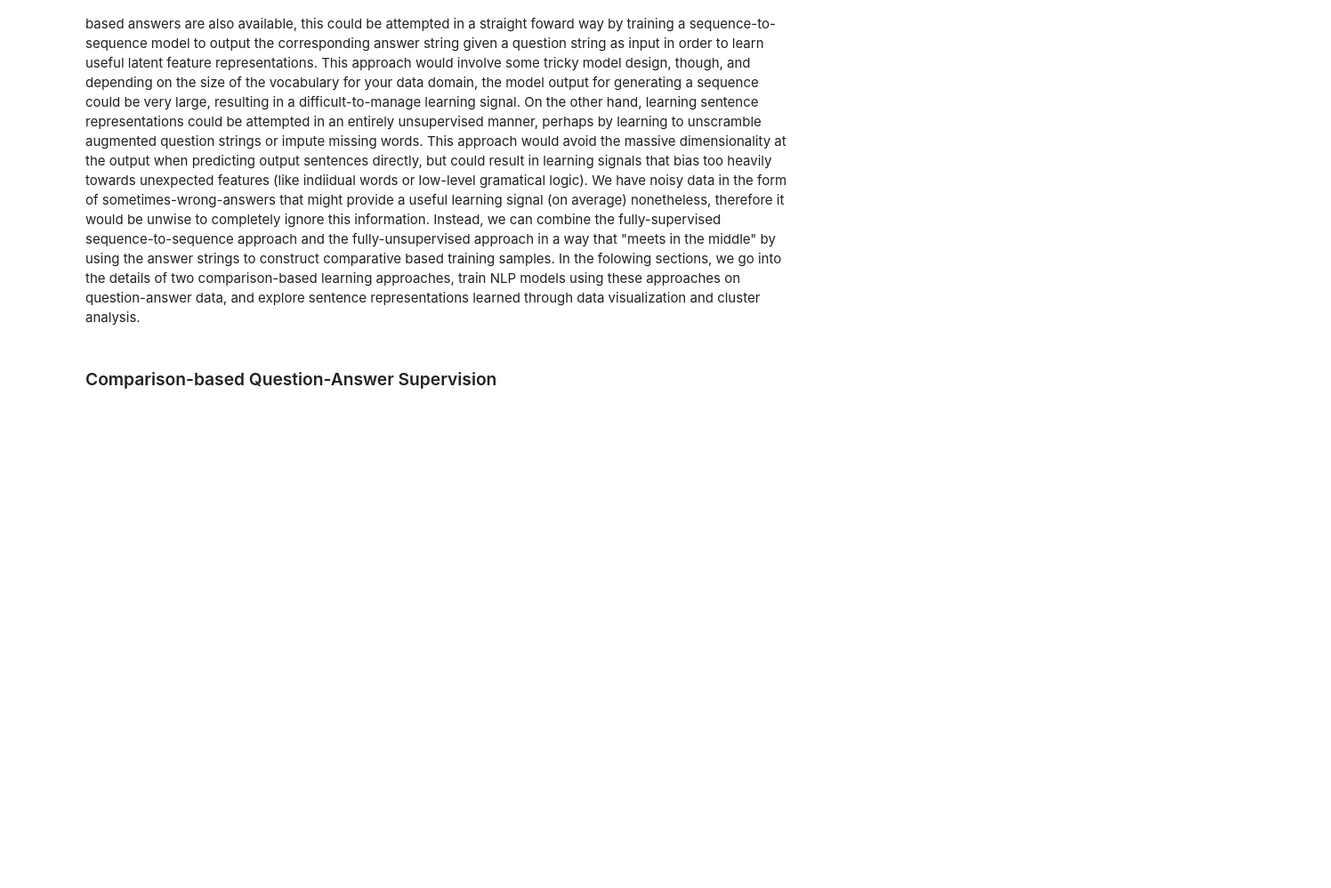
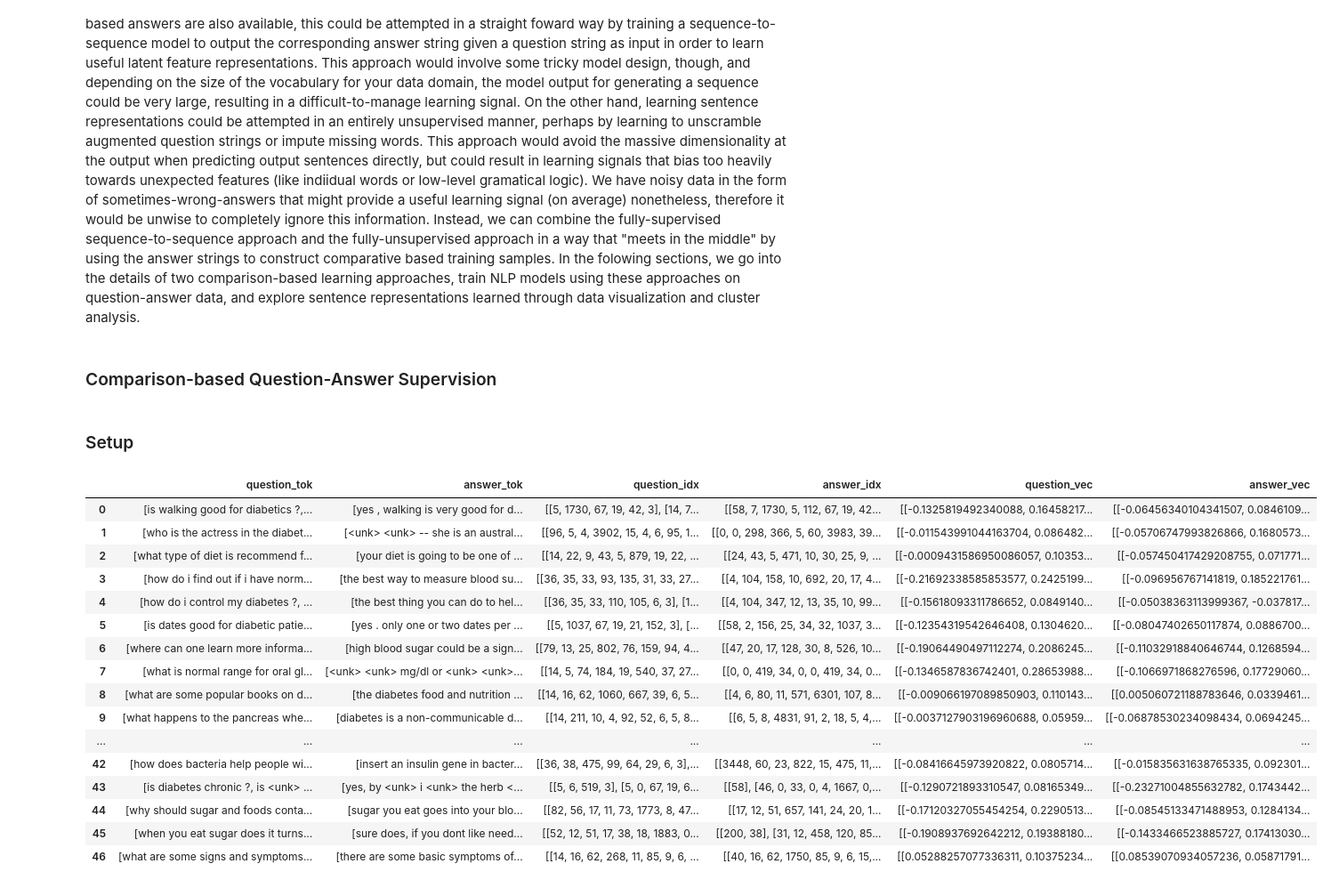
Before and after one commit to dylanell/sentence-2-vec, a Jupyter notebook: notebook.ipynb, the cells around one changed output. Shown: that part at 89% size. Saved outputs shown, nothing was run; the diff lists cells and outputs as text; code cells hidden in the pictures; blank space fills up the shorter version.

```diff
--- a/notebook.ipynb
+++ b/notebook.ipynb
@@ -15,2 +15,31 @@ The application of understanding user questions would be the starting point, for
 # %% [markdown]
 ### Comparison-based Question-Answer Supervision
+# %% [markdown]
+### Setup
+# %%
+import torch
+import pandas as pd
+import numpy as np
+
+sentence_vecs_pkl = '/home/dylan/trained_model_files/pytorch/sentence2vec/sentence2vec_val_vecs.pickle'
+
+df = pd.read_pickle(sentence_vecs_pkl)
+df
+# %% [output]
+|  | question_tok | answer_tok | question_idx | answer_idx | question_vec | answer_vec |
+| 0 | [is walking good for diabetics ?,... | [yes , walking is very good for d... | [[5, 1730, 67, 19, 42, 3], [14, 7... | [[58, 7, 1730, 5, 112, 67, 19, 42... | [[-0.1325819492340088, 0.16458217... | [[-0.06456340104341507, 0.0846109... |
+| 1 | [who is the actress in the diabet... | [<unk> <unk> -- she is an austral... | [[96, 5, 4, 3902, 15, 4, 6, 95, 1... | [[0, 0, 298, 366, 5, 60, 3983, 39... | [[-0.011543991044163704, 0.086482... | [[-0.05706747993826866, 0.1680573... |
+| 2 | [what type of diet is recommend f... | [your diet is going to be one of ... | [[14, 22, 9, 43, 5, 879, 19, 22, ... | [[24, 43, 5, 471, 10, 30, 25, 9, ... | [[-0.0009431586950086057, 0.10353... | [[-0.057450417429208755, 0.071771... |
+| 3 | [how do i find out if i have norm... | [the best way to measure blood su... | [[36, 35, 33, 93, 135, 31, 33, 27... | [[4, 104, 158, 10, 692, 20, 17, 4... | [[-0.21692338585853577, 0.2425199... | [[-0.096956767141819, 0.185221761... |
+| 4 | [how do i control my diabetes ?, ... | [the best thing you can do to hel... | [[36, 35, 33, 110, 105, 6, 3], [1... | [[4, 104, 347, 12, 13, 35, 10, 99... | [[-0.15618093311786652, 0.0849140... | [[-0.05038363113999367, -0.037817... |
+| 5 | [is dates good for diabetic patie... | [yes . only one or two dates per ... | [[5, 1037, 67, 19, 21, 152, 3], [... | [[58, 2, 156, 25, 34, 32, 1037, 3... | [[-0.12354319542646408, 0.1304620... | [[-0.08047402650117874, 0.0886700... |
+| 6 | [where can one learn more informa... | [high blood sugar could be a sign... | [[79, 13, 25, 802, 76, 159, 94, 4... | [[47, 20, 17, 128, 30, 8, 526, 10... | [[-0.19064490497112274, 0.2086245... | [[-0.11032918840646744, 0.1268594... |
+| 7 | [what is normal range for oral gl... | [<unk> <unk> mg/dl or <unk> <unk>... | [[14, 5, 74, 184, 19, 540, 37, 27... | [[0, 0, 419, 34, 0, 0, 419, 34, 0... | [[-0.1346587836742401, 0.28653988... | [[-0.1066971868276596, 0.17729060... |
+| 8 | [what are some popular books on d... | [the diabetes food and nutrition ... | [[14, 16, 62, 1060, 667, 39, 6, 5... | [[4, 6, 80, 11, 571, 6301, 107, 8... | [[-0.009066197089850903, 0.110143... | [[0.005060721188783646, 0.0339461... |
+| 9 | [what happens to the pancreas whe... | [diabetes is a non-communicable d... | [[14, 211, 10, 4, 92, 52, 6, 5, 8... | [[6, 5, 8, 4831, 91, 2, 18, 5, 4,... | [[-0.0037127903196960688, 0.05959... | [[-0.06878530234098434, 0.0694245... |
+| ... | ... | ... | ... | ... | ... | ... |
+| 42 | [how does bacteria help people wi... | [insert an insulin gene in bacter... | [[36, 38, 475, 99, 64, 29, 6, 3],... | [[3448, 60, 23, 822, 15, 475, 11,... | [[-0.08416645973920822, 0.0805714... | [[-0.015835631638765335, 0.092301... |
+| 43 | [is diabetes chronic ?, is <unk> ... | [yes, by <unk> i <unk> the herb <... | [[5, 6, 519, 3], [5, 0, 67, 19, 6... | [[58], [46, 0, 33, 0, 4, 1667, 0,... | [[-0.1290721893310547, 0.08165349... | [[-0.23271004855632782, 0.1743442... |
+| 44 | [why should sugar and foods conta... | [sugar you eat goes into your blo... | [[82, 56, 17, 11, 73, 1773, 8, 47... | [[17, 12, 51, 657, 141, 24, 20, 1... | [[-0.17120327055454254, 0.2290513... | [[-0.08545133471488953, 0.1284134... |
+| 45 | [when you eat sugar does it turns... | [sure does, if you dont like need... | [[52, 12, 51, 17, 38, 18, 1883, 0... | [[200, 38], [31, 12, 458, 120, 85... | [[-0.1908937692642212, 0.19388180... | [[-0.1433466523885727, 0.17413030... |
+| 46 | [what are some signs and symptoms... | [there are some basic symptoms of... | [[14, 16, 62, 268, 11, 85, 9, 6, ... | [[40, 16, 62, 1750, 85, 9, 6, 15,... | [[0.05288257077336311, 0.10375234... | [[0.08539070934057236, 0.05871791... |
```
